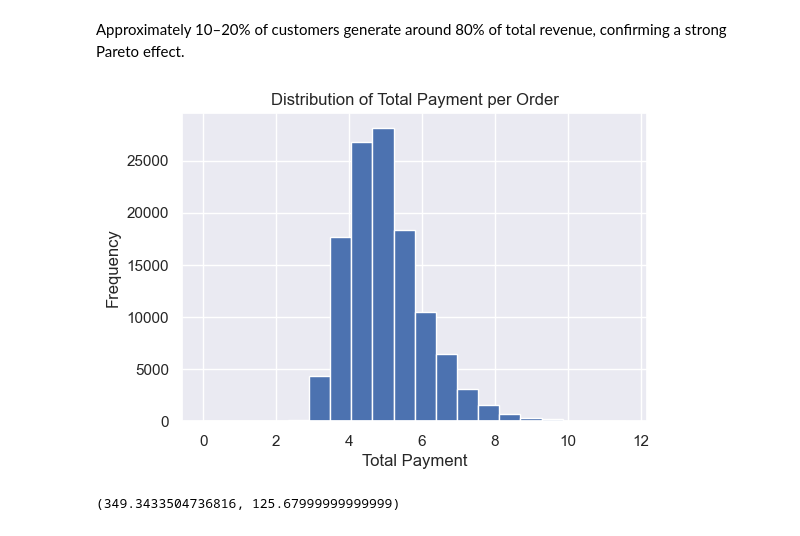
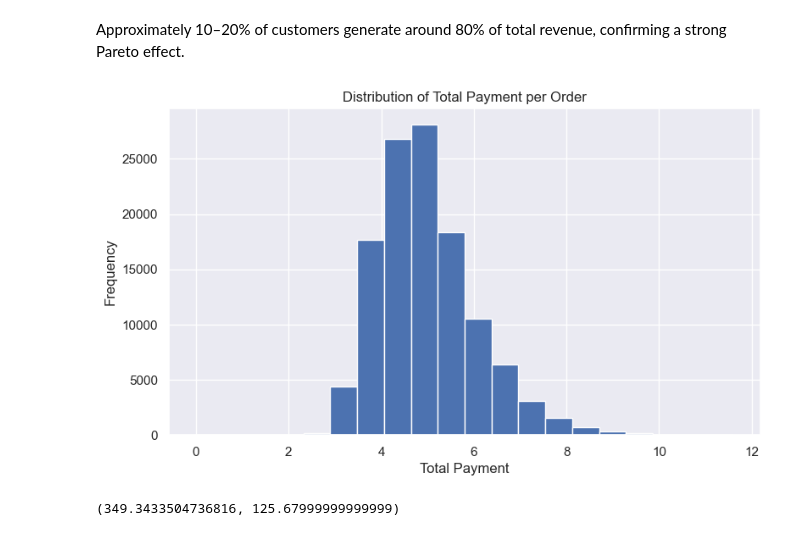
Before and after one commit to rismaamaliyah/eda-customer-behavior-analysis, a Jupyter notebook: notebooks/EDA_Customer_Behavior.ipynb, the cells around one changed output. Drawn from its saved outputs; the diff is of its cells as text; code cells hidden in the pictures.

```diff
--- a/notebooks/EDA_Customer_Behavior.ipynb
+++ b/notebooks/EDA_Customer_Behavior.ipynb
@@ -321,14 +321,14 @@ plt.show()
 # %% [markdown]
 Approximately 10–20% of customers generate around 80% of total revenue, confirming a strong Pareto effect.
 # %%
-plt.figure(figsize=(6, 4))
+plt.figure(figsize=(9, 5))
 plt.hist(np.log1p(df['total_payment']), bins=20)
 plt.title('Distribution of Total Payment per Order')
 plt.xlabel('Total Payment')
 plt.ylabel('Frequency')
 plt.show()
 # %% [output]
-[figure, old version]
+[figure, new version]
 # %%
 df['total_payment'].mean(), df['total_payment'].median()
 # %% [output]
```
